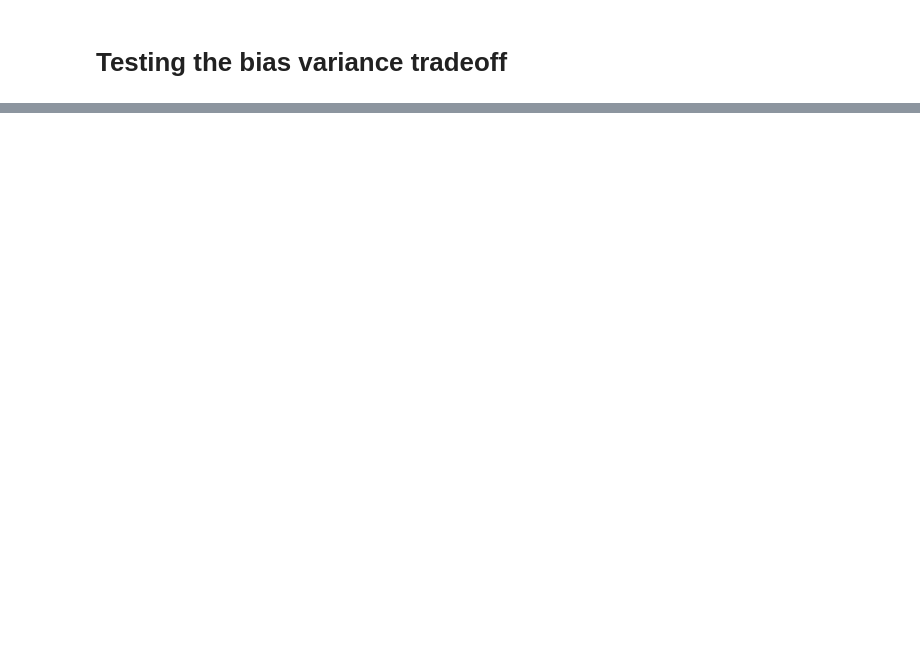
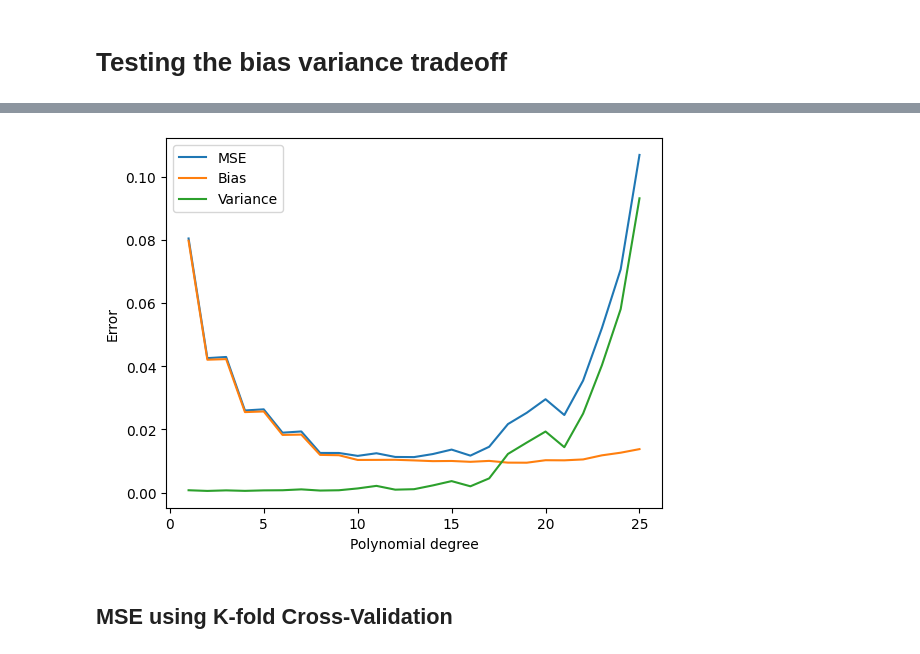
Before and after one commit to HeineEH/FYS-STK3155-4155_Project1, a Jupyter notebook: code/bias_variance.ipynb, the cells around one changed output, grey strips where cells are left out. Saved outputs shown, nothing was run; the diff lists cells and outputs as text; code cells hidden in the pictures; blank space fills up the shorter version.

```diff
--- a/code/bias_variance.ipynb
+++ b/code/bias_variance.ipynb
@@ -39 +59,16 @@ bias_variance_analyzer.plot_bias_variance()
+# %%
+max_degree = 25
+bias_variance_analyzer = BiasVariance(x,y, max_degree=max_degree)
+mse, bias, variance = bias_variance_analyzer.bootstrap(n_bootstraps = 100)
+plt.plot(range(1, max_degree+1), mse, label="MSE")
+plt.plot(range(1, max_degree+1), bias, label="Bias")
+plt.plot(range(1, max_degree+1), variance, label="Variance")
+plt.xlabel("Polynomial degree")
+plt.ylabel("Error")
+plt.legend()
+plt.show()
+# %% [output]
+[figure, added]
+# %% [markdown]
+## MSE using K-fold Cross-Validation
 # %%
```
Also changed, not shown: parts of 13 cells of this notebook, 1 other file.
